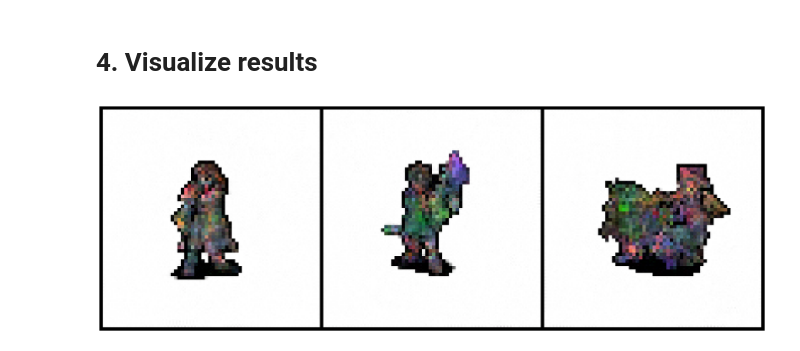
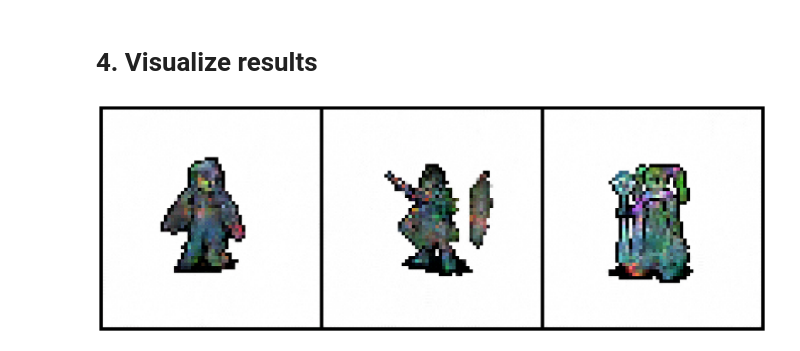
Before and after one commit to mradovic38/sprite-flow, a Jupyter notebook: training/experiments/unet_mid/train.ipynb, the cells around one changed output. Cells and saved outputs as stored; diff of their text form; code cells hidden in the pictures.

Commit message:
Visualize on 200 timesteps. Add more image examples

```diff
--- a/training/experiments/unet_mid/train.ipynb
+++ b/training/experiments/unet_mid/train.ipynb
@@ -145,7 +143,7 @@ FID on the test set (200 steps): 77.6581
 # %%
 # Parameters
 num_samples = 3
-num_timesteps = 50
+num_timesteps = 200
 
 # Load model from checkpoints
 cp = torch.load("training/experiments/unet_mid/best_model.pt", map_location=device)
@@ -171,31 +169,31 @@ ts = torch.linspace(0, 1, num_timesteps).view(1, -1, 1, 1, 1).expand(num_samples
 x0 = path.p_simple.sample(num_samples).to(device)  # (num_samples, 4, 128, 128)
 
 # Run simulation
 ode = UnguidedVectorFieldODE(model)
 simulator = EulerSimulator(ode)
 x1 = simulator.simulate(x0, ts)  # (num_samples, 4, 128, 128)
 
 # Keep RGBA
 rgba = x1[:, :4]  # (num_samples, 4, H, W)
 
 # Separate channels
 rgb = rgba[:, :3]
 alpha = rgba[:, 3:4]  # shape (N, 1, H, W)
 rgb = (rgb + 1) / 2  # → [0, 1]
 alpha = (alpha + 1) / 2  # → [0, 1]
 
 # Composite over white background
 white_bg = torch.ones_like(rgb)  # all ones = white
 img = alpha * rgb + (1 - alpha) * white_bg
 
 # Make grid
 grid = make_grid(img, nrow=num_samples, normalize=False)
 
 # Plot
 plt.figure(figsize=(20, 10))
 plt.imshow(grid.permute(1, 2, 0).clamp(0, 1).cpu().numpy())
 plt.axis("off")
 plt.tight_layout()
 plt.show()
 # %% [output]
-[figure, old version]
+[figure, new version]
```
Also changed, not shown: parts of 1 cell of this notebook, 9 other files.
